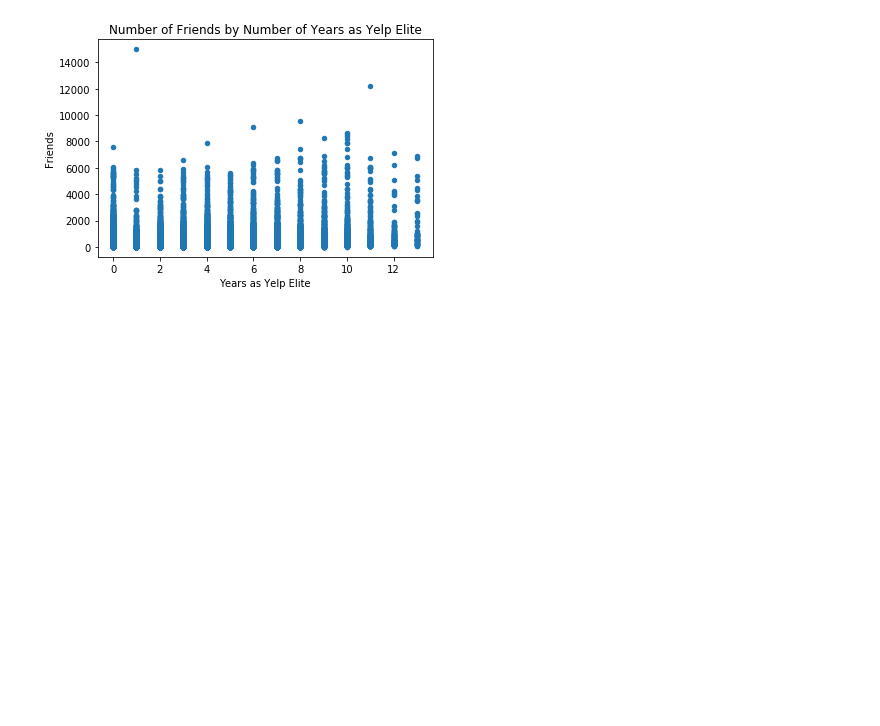
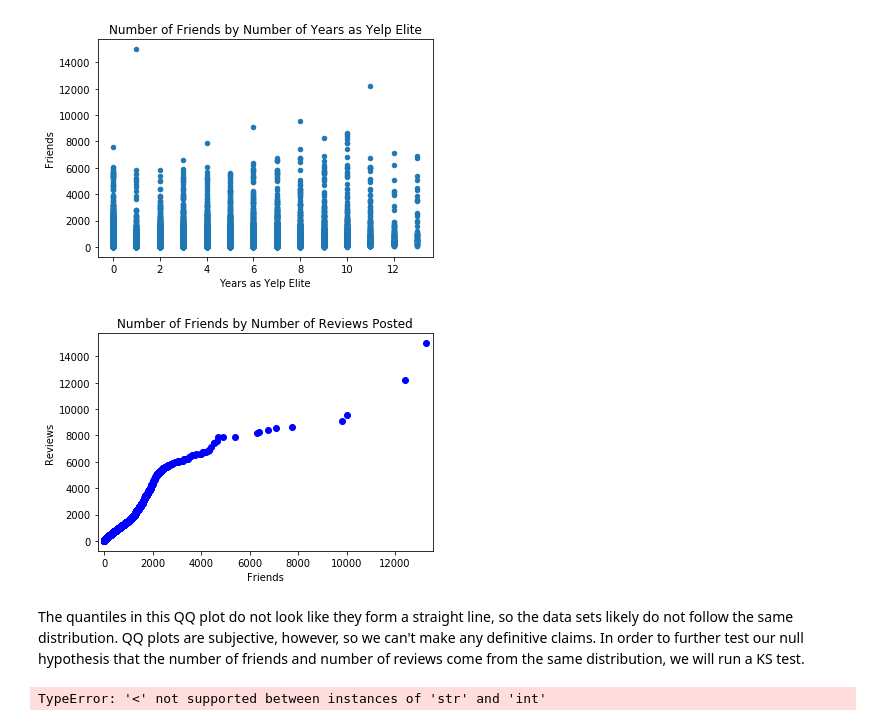
Before and after one commit to clqian/eda, a Jupyter notebook: part2.ipynb, the cells around one changed output. Saved outputs shown, nothing was run; the diff lists cells and outputs as text; code cells hidden in the pictures; blank space fills up the shorter version.

Commit message:
added explanations for part2, QQ plot, and worked on KS test

```diff
--- a/part2.ipynb
+++ b/part2.ipynb
@@ -105,3 +129,22 @@ plt.set_ylabel('Friends')
 # %% [output]
 Text(0, 0.5, 'Friends')
 [figure]
+# %%
+import statsmodels.api as sm
+from statsmodels.graphics.gofplots import qqplot_2samples
+
+x = sm.ProbPlot(df['friends'])
+y = sm.ProbPlot(df['review_count'])
+qqplot_2samples(x, y, xlabel='Friends', ylabel='Reviews')
+plt.title('Number of Friends by Number of Reviews Posted')
+plt.show()
+# %% [output]
+[figure, added]
+# %% [markdown]
+The quantiles in this QQ plot do not look like they form a straight line, so the data sets likely do not follow the same distribution. QQ plots are subjective, however, so we can't make any definitive claims. In order to further test our null hypothesis that the number of friends and number of reviews come from the same distribution, we will run a KS test.
+# %%
+from scipy import stats
+
+stats.ks_2samp(df['friends'], df['review_count'])
+# %% [output]
+TypeError: '<' not supported between instances of 'str' and 'int'
```
Also changed, not shown: parts of 4 cells of this notebook.
